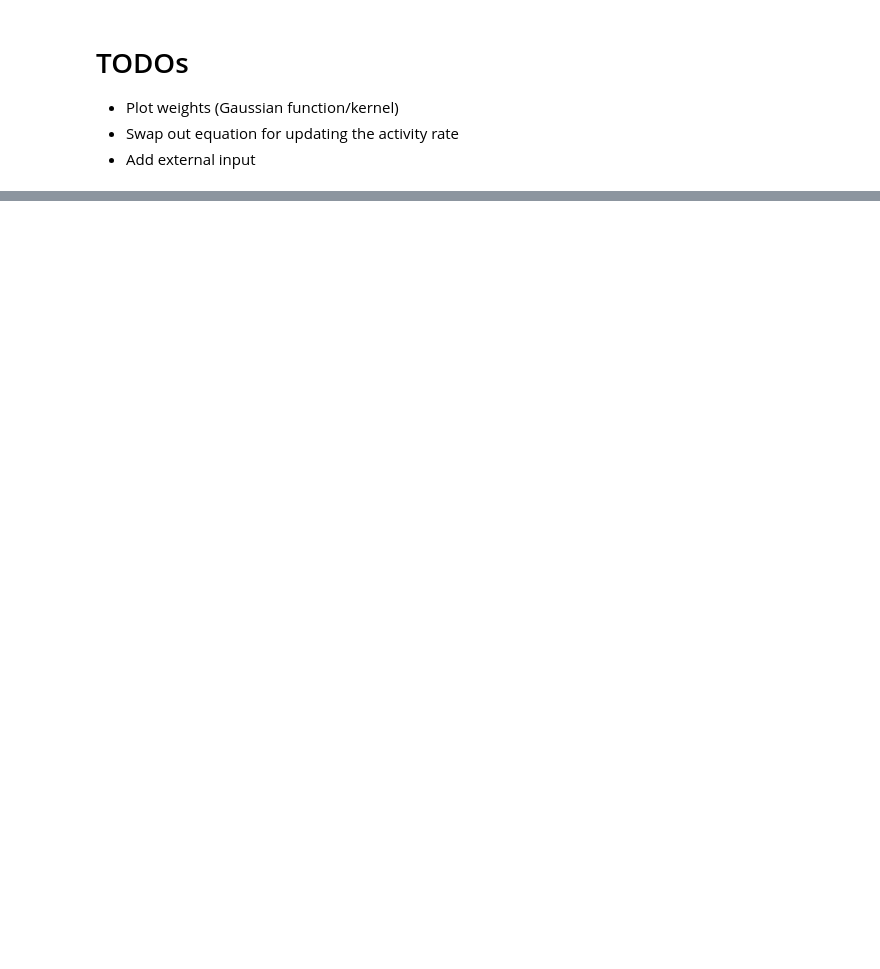
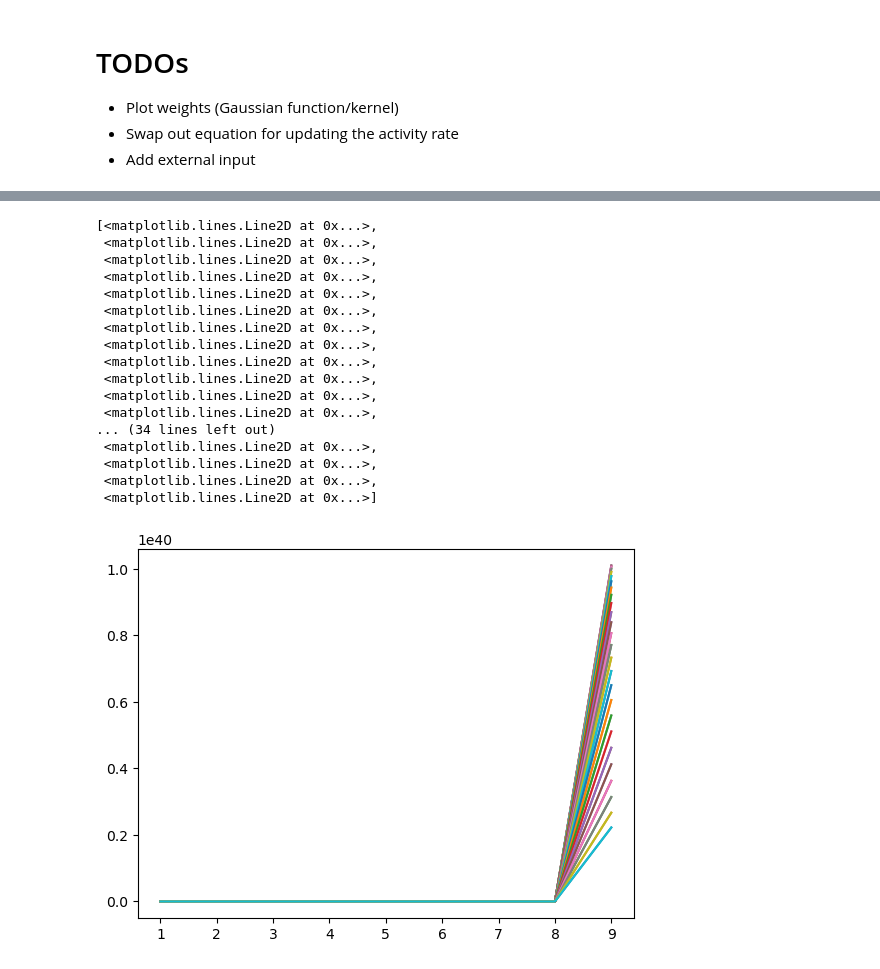
Before and after one commit to michealrm/Trappenberg_CAAN, a Jupyter notebook: caan_simulation.ipynb, the cells around one changed output, grey strips where cells are left out. Drawn from its saved outputs; the diff is of its cells as text; code cells hidden in the pictures; blank space fills up the shorter version.

Commit message:
WIP discrete integral w/ np.dot between weights and prev time step

```diff
--- a/caan_simulation.ipynb
+++ b/caan_simulation.ipynb
@@ -39,5 +39,5 @@ print(w)
 # %%
 external_input = np.zeros((num_nodes, num_time_steps))
-external_input[:5, 0] = np.array([1, 1, 1, 1, 1])
+external_input[20:25, 1] = np.array([1, 1, 1, 1, 1])
 print(external_input)
 # %% [output]
@@ -60,11 +60,11 @@ print(external_input)
  [0. 0. 0. 0. 0. 0. 0. 0. 0. 0.]]
 # %%
 # activity rate per neuron for t timesteps
-r = np.zeros((num_nodes, num_time_steps))
+U = np.zeros((num_nodes, num_time_steps))
 # assign random neuron state in the initial timestep
-r[:, 0] = np.random.default_rng().random(num_nodes) * 5
+# U[:, 0] = np.random.default_rng().random(num_nodes) * 5
 print('t=1, initial neuron states\n')
-print(r[:, 0], '\n')
+print(U[:, 0], '\n')
 # %% [output]
 t=1, initial neuron states
 
@@ -97,0 +74,14 @@ IndexError: only integers, slices (`:`), ellipsis (`...`), numpy.newaxis (`None`
+# %%
+# print(np.shape(w))
+# print(r[:, 0].reshape(50, 1))
+# print(np.dot(w, r[:, 0]))
+tau = 1
+def nn_ode(t, Uc, W, I, tau):
+    t = int(t)
+    # transpose Uc so we get a column vector
+    # ...
+    return np.transpose(Uc).dot(W) + I[:, t]
+
+dUdt = sp.integrate.solve_ivp(nn_ode, [0, num_time_steps - 1], U[:, 0], t_eval=np.arange(1, num_time_steps), args=(w, external_input, tau))
+print(dUdt)
+print(dUdt.y)
@@ -97,0 +106,22 @@ IndexError: only integers, slices (`:`), ellipsis (`...`), numpy.newaxis (`None`
+# %%
+
+plt.plot(dUdt.t, np.transpose(dUdt.y))
+# %% [output]
+[<matplotlib.lines.Line2D at 0x...>,
+ <matplotlib.lines.Line2D at 0x...>,
+ <matplotlib.lines.Line2D at 0x...>,
+ <matplotlib.lines.Line2D at 0x...>,
+ <matplotlib.lines.Line2D at 0x...>,
+ <matplotlib.lines.Line2D at 0x...>,
+ <matplotlib.lines.Line2D at 0x...>,
+ <matplotlib.lines.Line2D at 0x...>,
+ <matplotlib.lines.Line2D at 0x...>,
+ <matplotlib.lines.Line2D at 0x...>,
+ <matplotlib.lines.Line2D at 0x...>,
+ <matplotlib.lines.Line2D at 0x...>,
+... (34 lines left out)
+ <matplotlib.lines.Line2D at 0x...>,
+ <matplotlib.lines.Line2D at 0x...>,
+ <matplotlib.lines.Line2D at 0x...>,
+ <matplotlib.lines.Line2D at 0x...>]
+[figure, added]
```
Also changed, not shown: parts of 5 cells of this notebook.
